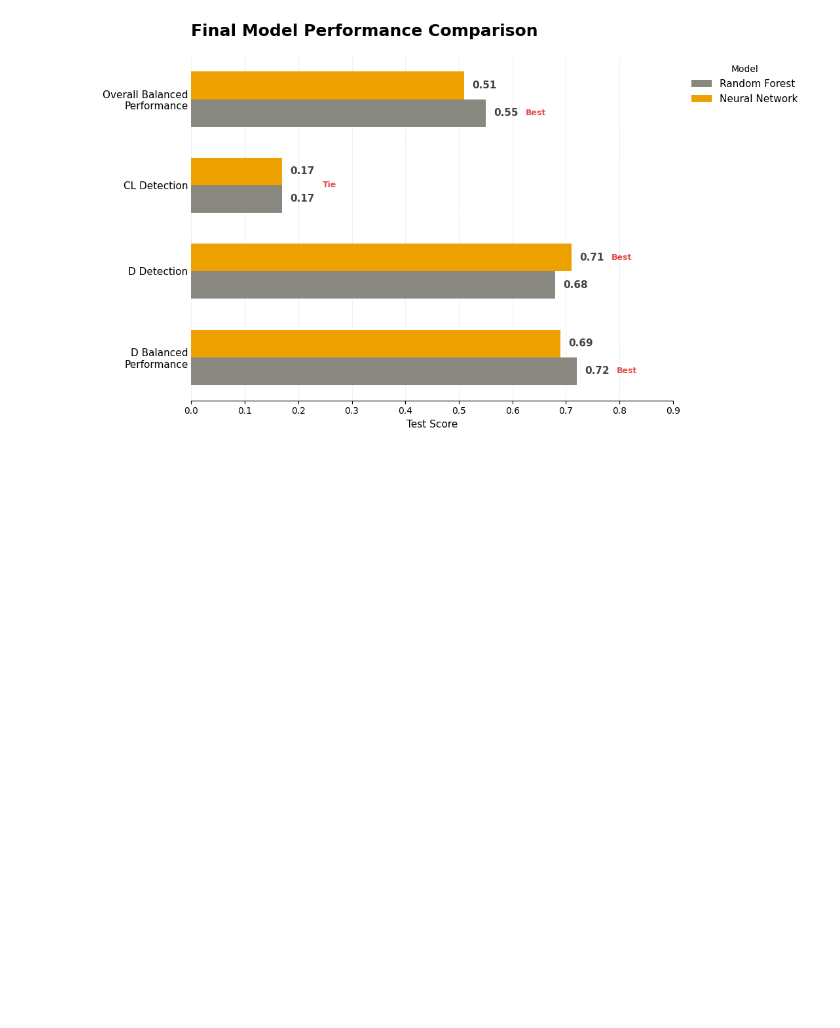
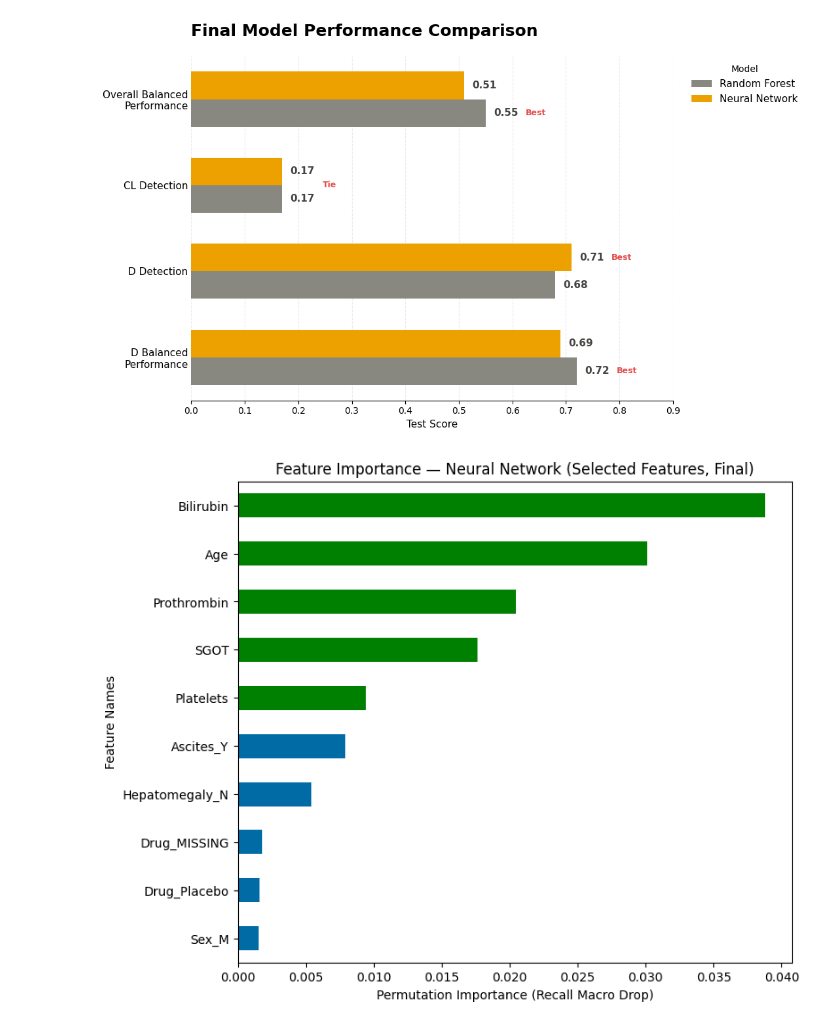
Before and after one commit to swirita/Cirrhosis-Prediction, a Jupyter notebook: Cirrhosis_Prediction.ipynb, the cells around one changed output. Saved outputs shown, nothing was run; the diff lists cells and outputs as text; code cells hidden in the pictures; blank space fills up the shorter version.

Commit message:
NN Feature Importance

```diff
--- a/Cirrhosis_Prediction.ipynb
+++ b/Cirrhosis_Prediction.ipynb
@@ -2558,3 +2558,53 @@ plt.tight_layout()
 plt.show()
 # %% [output]
 [figure]
+# %%
+# Wrapper so Keras model has a sklearn-style predict() returning class labels
+class KerasClassifierWrapper:
+    def __init__(self, model):
+        self.model = model
+    def predict(self, X):
+        return np.argmax(self.model.predict(X, verbose=0), axis=1)
+    def fit(self, X, y):
+        return self  # already trained, no-op
+
+# Feature names matching the preprocessed array the NN was trained on
+feature_names_nn = preprocessor_cluster.get_feature_names_out()
+
+# Calculate permutation importance using unseen test data
+r_nn_selected = permutation_importance(
+    KerasClassifierWrapper(model_selected),
+    X_test_pre_selected,
+    y_test_enc,
+    n_repeats=10,
+    random_state=42,
+    scoring='recall_macro',
+    n_jobs=1  # Keras models don't parallelize well across processes
+)
+
+# Convert mean permutation importances into a Series
+permutation_importances_nn_selected = pd.Series(
+    r_nn_selected.importances_mean,
+    index=selected_features,
+    name='Permutation Importance'
+)
+
+# Sort from highest to lowest
+permutation_importances_nn_selected = permutation_importances_nn_selected.sort_values(ascending=False)
+
+colors_top5_nn_sel = get_color_dict(
+    permutation_importances_nn_selected,
+    top_n=5
+)
+
+ax = plot_importance_color(
+    permutation_importances_nn_selected,
+    color_dict=colors_top5_nn_sel,
+    top_n=10,
+    figsize=(8, 7)
+)
+ax.set_xlabel('Permutation Importance (Recall Macro Drop)')
+ax.set_title('Feature Importance — Neural Network (Selected Features, Final)')
+plt.show()
+# %% [output]
+[figure, added]
```
